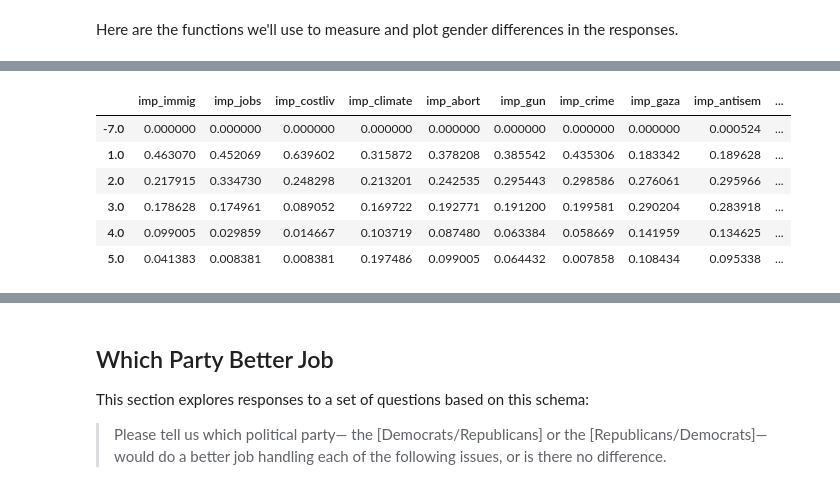
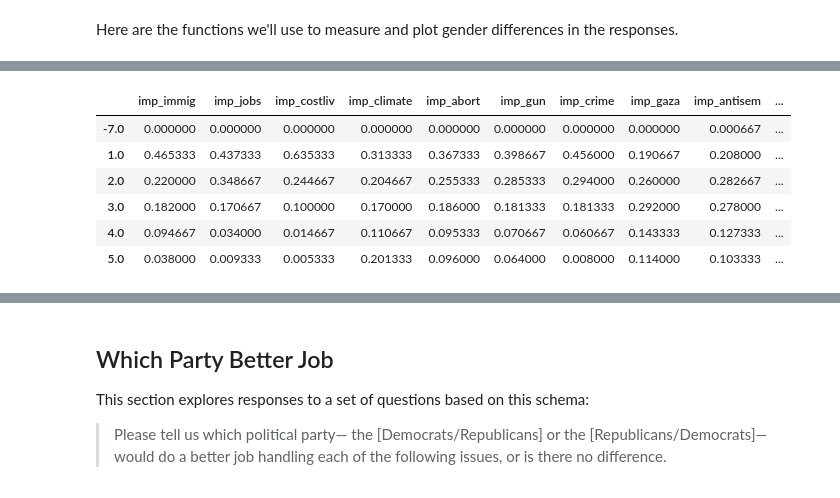
Before and after one commit to AllenDowney/ProbablyOverthinkingIt, a Jupyter notebook: examples/anes_2024_pilot.ipynb, the cells around one changed output, grey strips where cells are left out. Saved outputs shown, nothing was run; the diff lists cells and outputs as text; code cells hidden in the pictures.

```diff
--- a/examples/anes_2024_pilot.ipynb
+++ b/examples/anes_2024_pilot.ipynb
@@ -130,5 +156,5 @@ def value_counts(series, **options):
 # %%
 filename = "anes_pilot_2024_20240319.dta"
-df = pd.read_stata(filename, convert_categoricals=False)
+df = pd.read_stata(filename, convert_categoricals=False).dropna(subset=["weight"])
 df.shape
 # %% [output]
@@ -205,11 +264,11 @@ value_counts(sample["gender"])
 About party identification, respondents were randomly asked two versions of the question, with the parties in different orders.
 We'll combine the results into a single column, and lump other party with independent.
 # %%
-pid1d = sample["pid_pid1d"].replace([-1, 5], [np.nan, 3])
-pid1r = sample["pid_pid1r"].replace([-1, 1, 2, 5], [np.nan, 2, 1, 3])
+pid1d = df["pid_pid1d"].replace([-1, 5], [np.nan, 3])
+pid1r = df["pid_pid1r"].replace([-1, 1, 2, 5], [np.nan, 2, 1, 3])
 
-sample["pid"] = pid1d.fillna(pid1r)
-value_counts(sample["pid"])
+df["pid"] = pid1d.fillna(pid1r)
+value_counts(df["pid"])
 # %% [output]
 |  | counts |
 | values |  |
@@ -248,7 +307,7 @@ def find_columns(df, prefix):
 # %% [output]
 [interactive output not drawn]
 # %%
-columns = find_columns(sample, "imp_")
+columns = find_columns(df, "imp_")
 columns
 # %% [output]
 ['imp_immig',
@@ -268,13 +327,13 @@ columns
 # %% [markdown]
 Here are the functions we'll use to measure and plot gender differences in the responses.
 # %%
-def normalized_counts(data, columns):
-    """Normalized value counts for each column.
+def value_count_frame(data, columns, normalize=False):
+    """Value counts for each column.
 
     Returns: DataFrame with one row per value, one column per variable
     """
     return pd.DataFrame(
-        {col: data[col].value_counts(normalize=True) for col in columns}
+        {col: data[col].value_counts(normalize=normalize) for col in columns}
     ).fillna(0)
 # %% [output]
 [interactive output not drawn]
@@ -369,14 +428,14 @@ issue_names = {
 [interactive output not drawn]
 # %%
 columns = issue_names.keys()
-counts = normalized_counts(sample, columns)
+counts = value_count_frame(df, columns, normalize=True)
 counts
 # %% [output]
 |  | imp_immig | imp_jobs | imp_costliv | imp_climate | imp_abort | imp_gun | imp_crime | imp_gaza | imp_antisem | ... |
-| -7.0 | 0.000000 | 0.000000 | 0.000000 | 0.000000 | 0.000000 | 0.000000 | 0.000000 | 0.000000 | 0.000524 | ... |
-| 1.0 | 0.463070 | 0.452069 | 0.639602 | 0.315872 | 0.378208 | 0.385542 | 0.435306 | 0.183342 | 0.189628 | ... |
-| 2.0 | 0.217915 | 0.334730 | 0.248298 | 0.213201 | 0.242535 | 0.295443 | 0.298586 | 0.276061 | 0.295966 | ... |
-| 3.0 | 0.178628 | 0.174961 | 0.089052 | 0.169722 | 0.192771 | 0.191200 | 0.199581 | 0.290204 | 0.283918 | ... |
-| 4.0 | 0.099005 | 0.029859 | 0.014667 | 0.103719 | 0.087480 | 0.063384 | 0.058669 | 0.141959 | 0.134625 | ... |
-| 5.0 | 0.041383 | 0.008381 | 0.008381 | 0.197486 | 0.099005 | 0.064432 | 0.007858 | 0.108434 | 0.095338 | ... |
+| -7.0 | 0.000000 | 0.000000 | 0.000000 | 0.000000 | 0.000000 | 0.000000 | 0.000000 | 0.000000 | 0.000667 | ... |
+| 1.0 | 0.465333 | 0.437333 | 0.635333 | 0.313333 | 0.367333 | 0.398667 | 0.456000 | 0.190667 | 0.208000 | ... |
+| 2.0 | 0.220000 | 0.348667 | 0.244667 | 0.204667 | 0.255333 | 0.285333 | 0.294000 | 0.260000 | 0.282667 | ... |
+| 3.0 | 0.182000 | 0.170667 | 0.100000 | 0.170000 | 0.186000 | 0.181333 | 0.181333 | 0.292000 | 0.278000 | ... |
+| 4.0 | 0.094667 | 0.034000 | 0.014667 | 0.110667 | 0.095333 | 0.070667 | 0.060667 | 0.143333 | 0.127333 | ... |
+| 5.0 | 0.038000 | 0.009333 | 0.005333 | 0.201333 | 0.096000 | 0.064000 | 0.008000 | 0.114000 | 0.103333 | ... |
 [interactive output not drawn]
```
Also changed, not shown: parts of 59 cells of this notebook.
